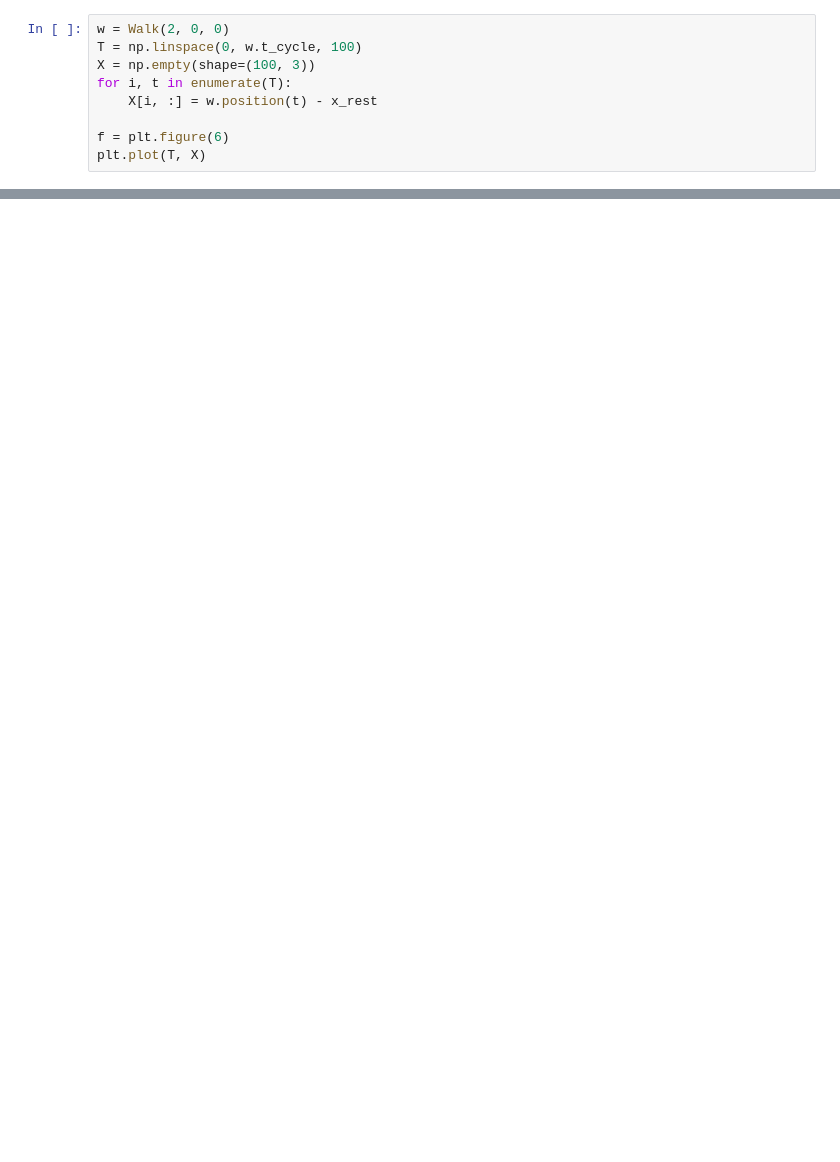
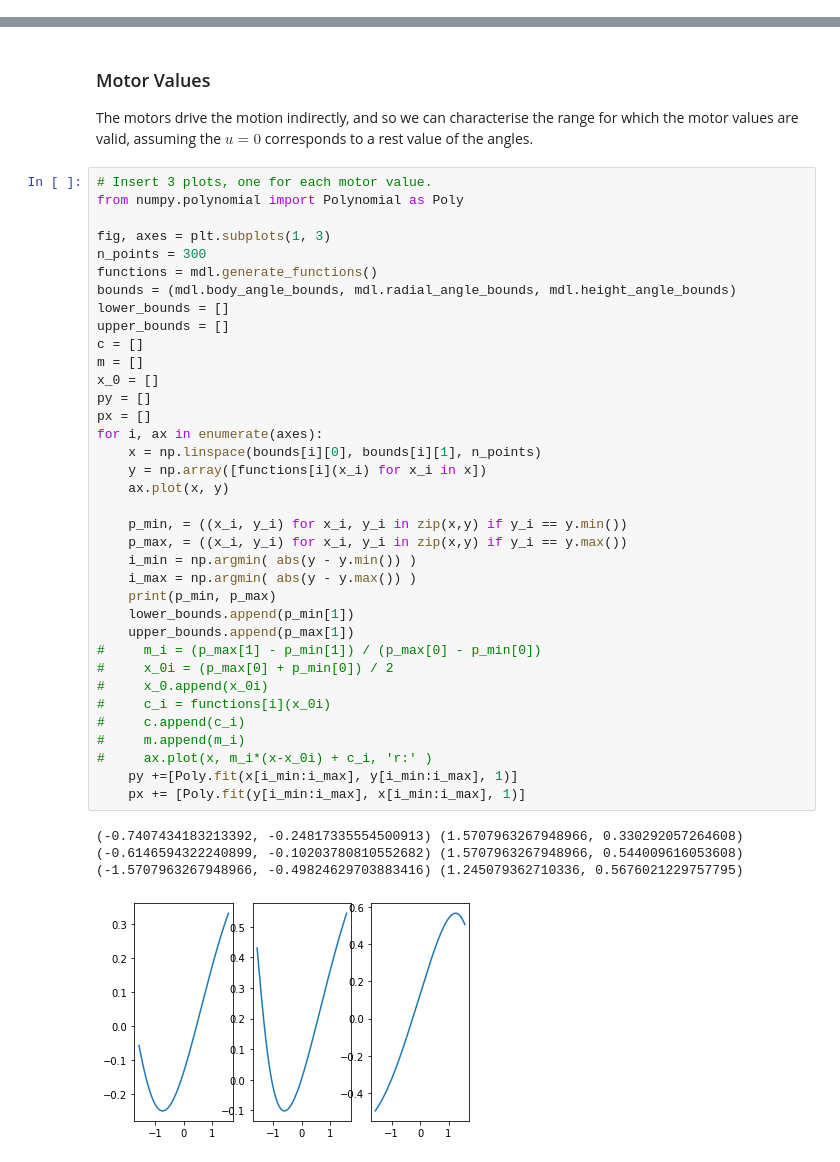
Before and after one commit to peter-cudmore/Darkpaw, a Jupyter notebook: scripts/Darkpaw Model.ipynb, the cells around one changed output, grey strips where cells are left out. Cells and saved outputs as stored; diff of their text form; blank space fills up the shorter version.

```diff
--- a/scripts/Darkpaw Model.ipynb
+++ b/scripts/Darkpaw Model.ipynb
@@ -484,9 +0,0 @@ IndentationError: expected an indented block (<ipython-input-20-3e2b9e46b5e4>, l
-# %%
-w = Walk(2, 0, 0)
-T = np.linspace(0, w.t_cycle, 100)
-X = np.empty(shape=(100, 3))
-for i, t in enumerate(T):
-    X[i, :] = w.position(t) - x_rest
-
-f = plt.figure(6)
-plt.plot(T, X)
@@ -532,0 +70,45 @@ $\displaystyle 0$
+# %% [markdown]
+### Motor Values
+
+The motors drive the motion indirectly, and so we can characterise the range for which the motor values are valid, assuming the $u=0$ corresponds to a rest value of the angles.
+# %%
+# Insert 3 plots, one for each motor value.
+from numpy.polynomial import Polynomial as Poly
+
+fig, axes = plt.subplots(1, 3)
+n_points = 300
+functions = mdl.generate_functions()
+bounds = (mdl.body_angle_bounds, mdl.radial_angle_bounds, mdl.height_angle_bounds)
+lower_bounds = []
+upper_bounds = []
+c = []
+m = []
+x_0 = []
+py = []
+px = []
+for i, ax in enumerate(axes):
+    x = np.linspace(bounds[i][0], bounds[i][1], n_points)
+    y = np.array([functions[i](x_i) for x_i in x])
+    ax.plot(x, y)
+
+    p_min, = ((x_i, y_i) for x_i, y_i in zip(x,y) if y_i == y.min())
+    p_max, = ((x_i, y_i) for x_i, y_i in zip(x,y) if y_i == y.max())
+    i_min = np.argmin( abs(y - y.min()) )
+    i_max = np.argmin( abs(y - y.max()) )
+    print(p_min, p_max)
+    lower_bounds.append(p_min[1])
+    upper_bounds.append(p_max[1])
+#     m_i = (p_max[1] - p_min[1]) / (p_max[0] - p_min[0])
+#     x_0i = (p_max[0] + p_min[0]) / 2
+#     x_0.append(x_0i)
+#     c_i = functions[i](x_0i)
+#     c.append(c_i)
+#     m.append(m_i)
+#     ax.plot(x, m_i*(x-x_0i) + c_i, 'r:' )
+    py +=[Poly.fit(x[i_min:i_max], y[i_min:i_max], 1)]
+    px += [Poly.fit(y[i_min:i_max], x[i_min:i_max], 1)]
+# %% [output]
+(-0.7407434183213392, -0.24817335554500913) (1.5707963267948966, 0.330292057264608)
+(-0.6146594322240899, -0.10203780810552682) (1.5707963267948966, 0.544009616053608)
+(-1.5707963267948966, -0.49824629703883416) (1.245079362710336, 0.5676021229757795)
+[figure, added]
```
Also changed, not shown: parts of 50 cells of this notebook, 32 other files.
